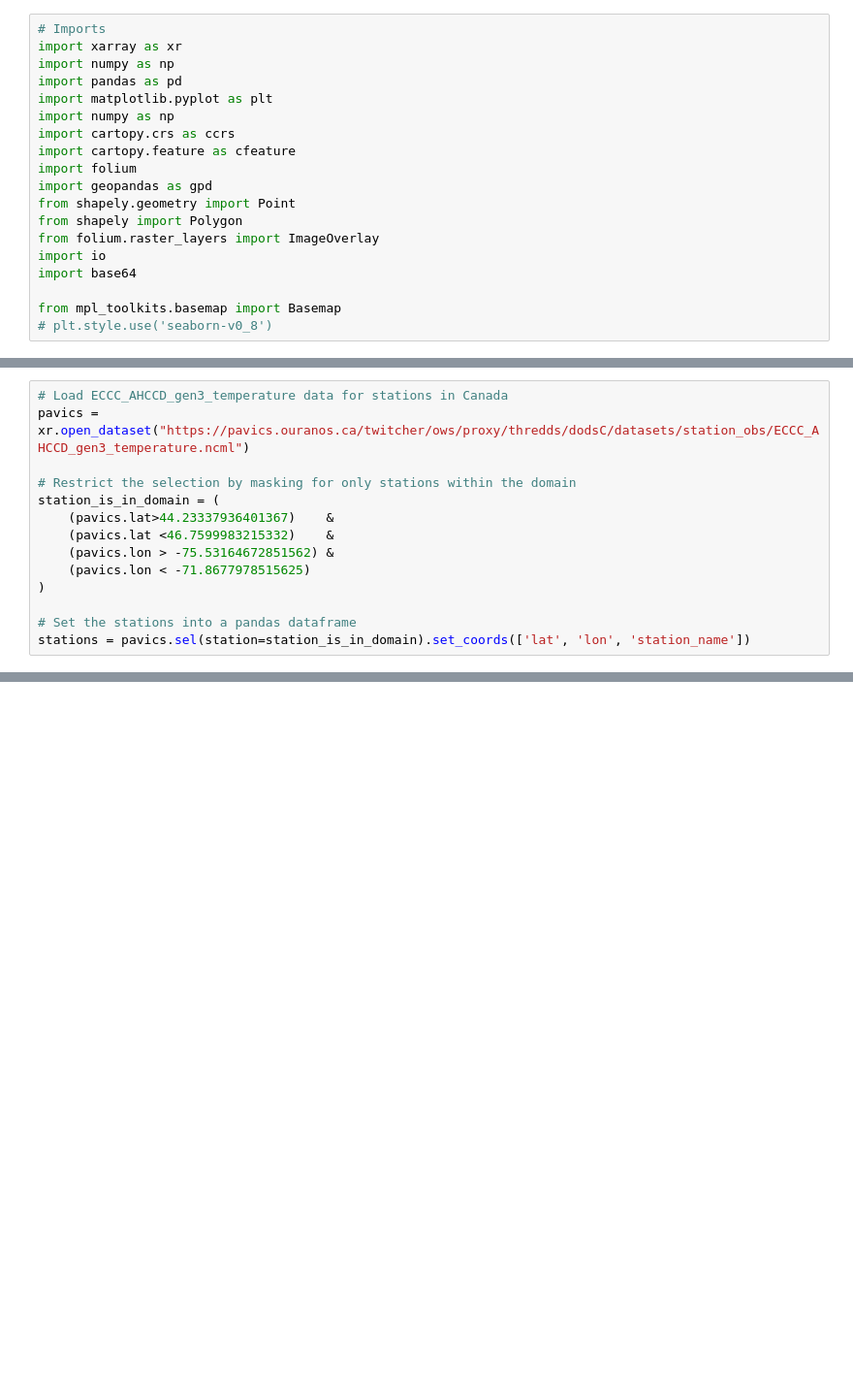
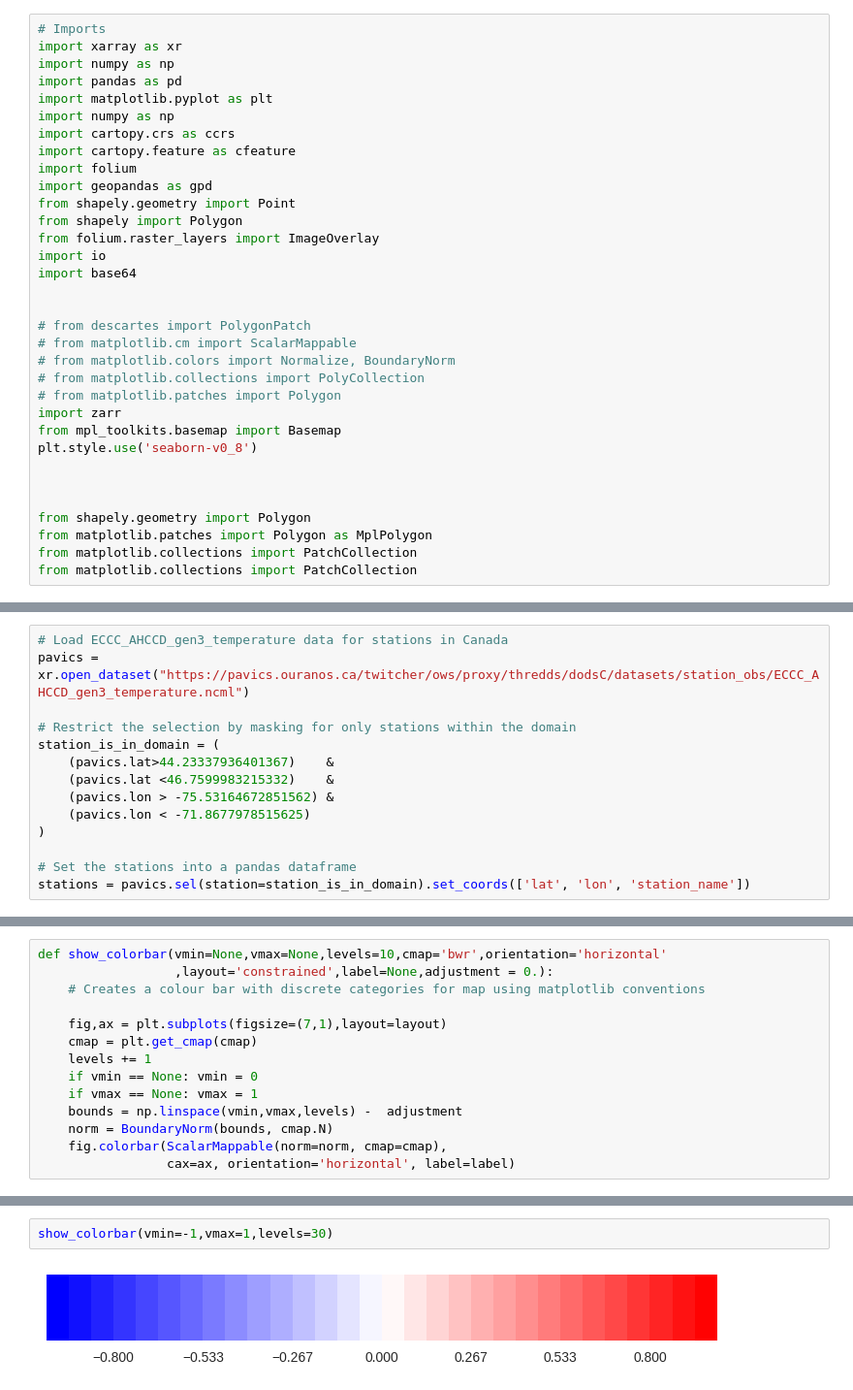
Before and after one commit to devongulley1602/urban_heat_waves, a Jupyter notebook: figures.ipynb, the cells around one changed output, grey strips where cells are left out. Shown at 97% size. Cells and saved outputs as stored; diff of their text form; blank space fills up the shorter version.

```diff
--- a/figures.ipynb
+++ b/figures.ipynb
@@ -17,8 +17,22 @@ from folium.raster_layers import ImageOverlay
 import io
 import base64
 
+
+# from descartes import PolygonPatch
+# from matplotlib.cm import ScalarMappable
+# from matplotlib.colors import Normalize, BoundaryNorm
+# from matplotlib.collections import PolyCollection
+# from matplotlib.patches import Polygon
+import zarr
 from mpl_toolkits.basemap import Basemap
-# plt.style.use('seaborn-v0_8')
+plt.style.use('seaborn-v0_8')
+
+
+
+from shapely.geometry import Polygon
+from matplotlib.patches import Polygon as MplPolygon
+from matplotlib.collections import PatchCollection
+from matplotlib.collections import PatchCollection
 # %%
 """ Load 4D ERA5 data as xarray.core.dataset.Dataset from $DATA
 
@@ -82,4 +112,18 @@ station_locations = stations[['lat', 'lon', 'station_name']].to_dataframe().rese
 geojson_stations = gpd.GeoDataFrame(
     station_locations, geometry=gpd.points_from_xy(station_locations['lon'], station_locations['lat'])
 ).to_json()
+# %%
+def show_colorbar(vmin=None,vmax=None,levels=10,cmap='bwr',orientation='horizontal'
+                  ,layout='constrained',label=None,adjustment = 0.):
+    # Creates a colour bar with discrete categories for map using matplotlib conventions
+
+    fig,ax = plt.subplots(figsize=(7,1),layout=layout)
+    cmap = plt.get_cmap(cmap)
+    levels += 1
+    if vmin == None: vmin = 0
+    if vmax == None: vmax = 1
+    bounds = np.linspace(vmin,vmax,levels) -  adjustment
+    norm = BoundaryNorm(bounds, cmap.N)
+    fig.colorbar(ScalarMappable(norm=norm, cmap=cmap),
+                 cax=ax, orientation='horizontal', label=label)
 # %%
@@ -150,4 +237,8 @@ def draw_map(field=None,cmap='bwr',vmin=243.15,vmax=313.15,levels=10):
     m.fit_bounds(bounds)
     return m
+# %%
+show_colorbar(vmin=-1,vmax=1,levels=30)
+# %% [output]
+[figure, added]
 # %%
 f = tmax_n['tasmax'].sel(time='1999-03-31')
```
Also changed, not shown: parts of 13 cells of this notebook, 1 other file.
